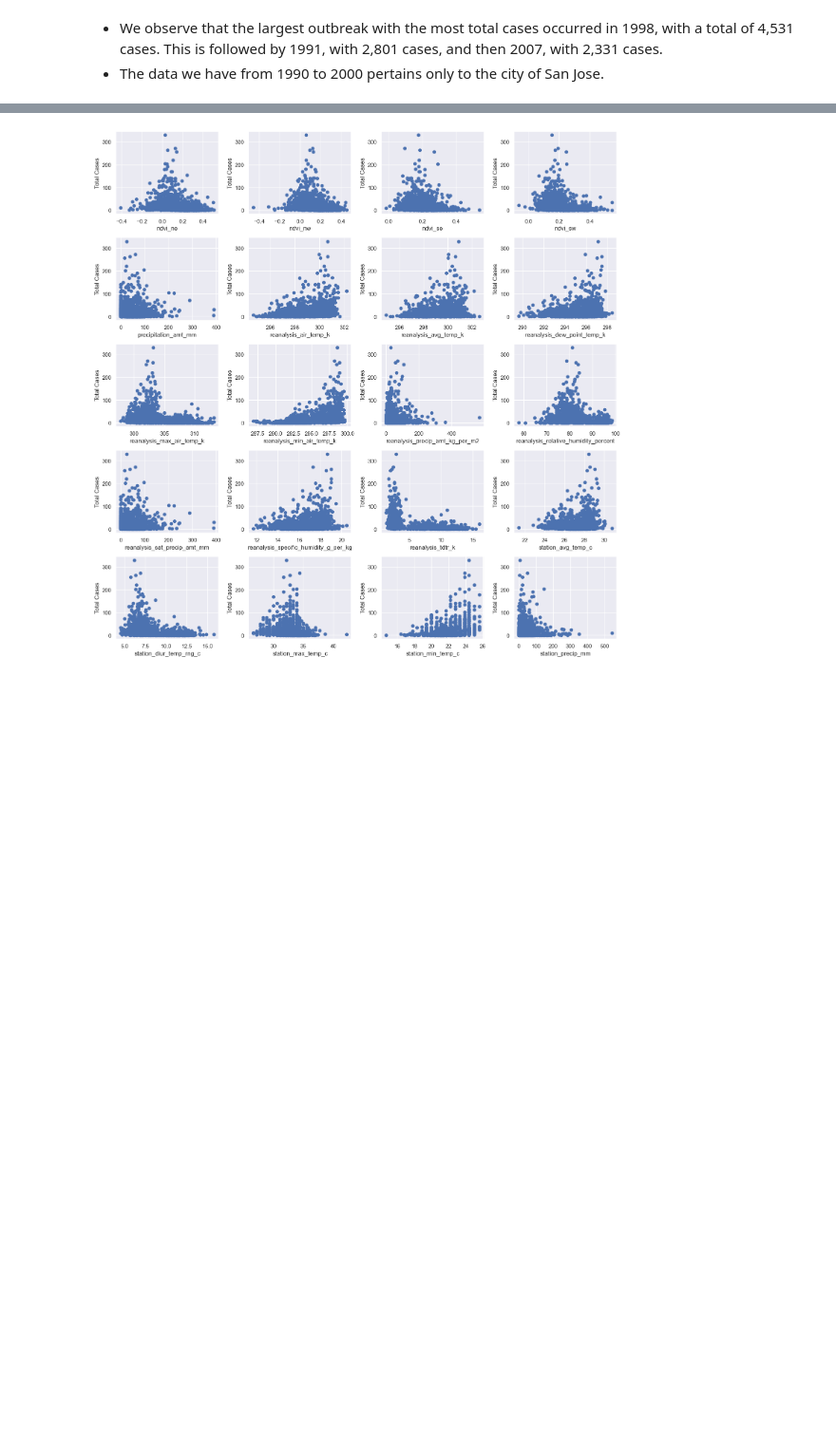
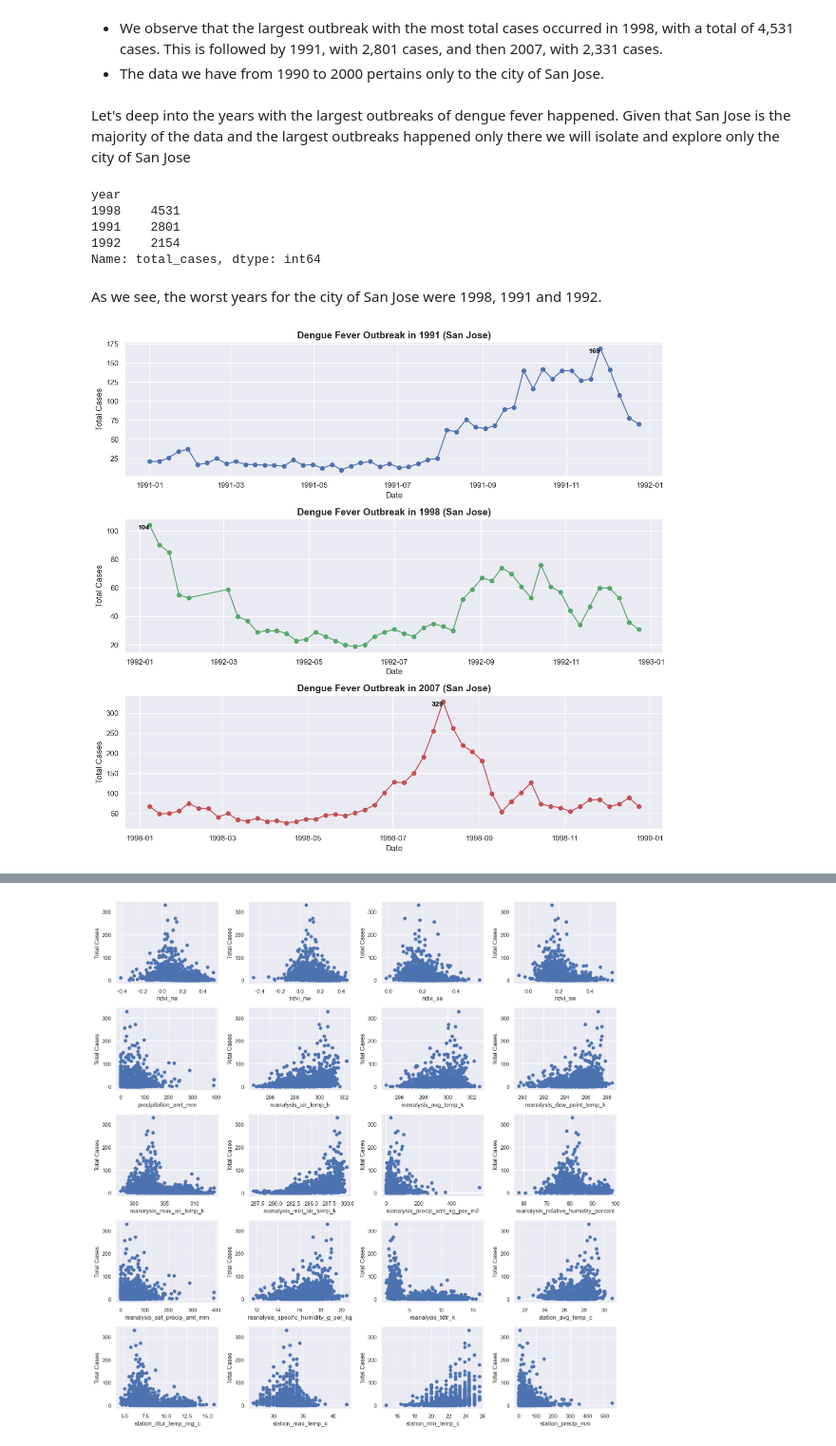
Before and after one commit to leonemma/Dengue-Fever, a Jupyter notebook: Dengue_Fever.ipynb, the cells around one changed output, grey strips where cells are left out. Shown at 95% size. Drawn from its saved outputs; the diff is of its cells as text; code cells hidden in the pictures; blank space fills up the shorter version.

```diff
--- a/Dengue_Fever.ipynb
+++ b/Dengue_Fever.ipynb
@@ -301,3 +359,50 @@ plt.show()
 # %% [markdown]
 - We observe that the largest outbreak with the most total cases occurred in 1998, with a total of 4,531 cases. This is followed by 1991, with 2,801 cases, and then 2007, with 2,331 cases.
 - The data we have from 1990 to 2000 pertains only to the city of San Jose.
+# %% [markdown]
+Let's deep into the years with the largest outbreaks of dengue fever happened. Given that San Jose is the majority of the data and the largest outbreaks happened only there we will isolate and explore only the city of San Jose
+# %%
+sj_cases = df[df['city'] == 'sj'].groupby('year')['total_cases'].sum().sort_values(ascending=False)
+sj_cases.head(3)
+# %% [output]
+year
+1998    4531
+1991    2801
+1992    2154
+Name: total_cases, dtype: int64
+# %% [markdown]
+As we see, the worst years for the city of San Jose were 1998, 1991 and 1992.
+# %%
+# df['week_start_date'] = pd.to_datetime(df['week_start_date'])
+
+year_1991 = df[(df['year'] == 1991) & (df['city'] == 'sj')][['week_start_date', 'total_cases']].sort_values(by='week_start_date')
+year_1998 = df[(df['year'] == 1992) & (df['city'] == 'sj')][['week_start_date', 'total_cases']].sort_values(by='week_start_date')
+year_2007 = df[(df['year'] == 1998) & (df['city'] == 'sj')][['week_start_date', 'total_cases']].sort_values(by='week_start_date')
+
+plt.figure(figsize=(12, 11))
+
+def plot_with_max(year_data, subplot_index, title, color):
+    plt.subplot(3, 1, subplot_index)
+    plt.plot(year_data['week_start_date'], year_data['total_cases'], marker='o', linestyle='-', color=color)
+    plt.title(title, fontsize=14, fontweight='bold')
+    plt.xlabel('Date')
+    plt.ylabel('Total Cases')
+
+    max_cases = year_data['total_cases'].max()
+    max_date = year_data.loc[year_data['total_cases'].idxmax(), 'week_start_date']
+
+    plt.text(max_date, max_cases, f'{max_cases}', fontsize=10, color='black', ha='right', va='top', fontweight='bold')
+
+# 1991 Plot
+plot_with_max(year_1991, 1, 'Dengue Fever Outbreak in 1991 (San Jose)', 'b')
+
+# 1998 Plot
+plot_with_max(year_1998, 2, 'Dengue Fever Outbreak in 1998 (San Jose)', 'g')
+
+# 2007 Plot
+plot_with_max(year_2007, 3, 'Dengue Fever Outbreak in 2007 (San Jose)', 'r')
+
+plt.tight_layout()
+plt.show()
+# %% [output]
+[figure, added]
```
Also changed, not shown: parts of 34 cells of this notebook.
